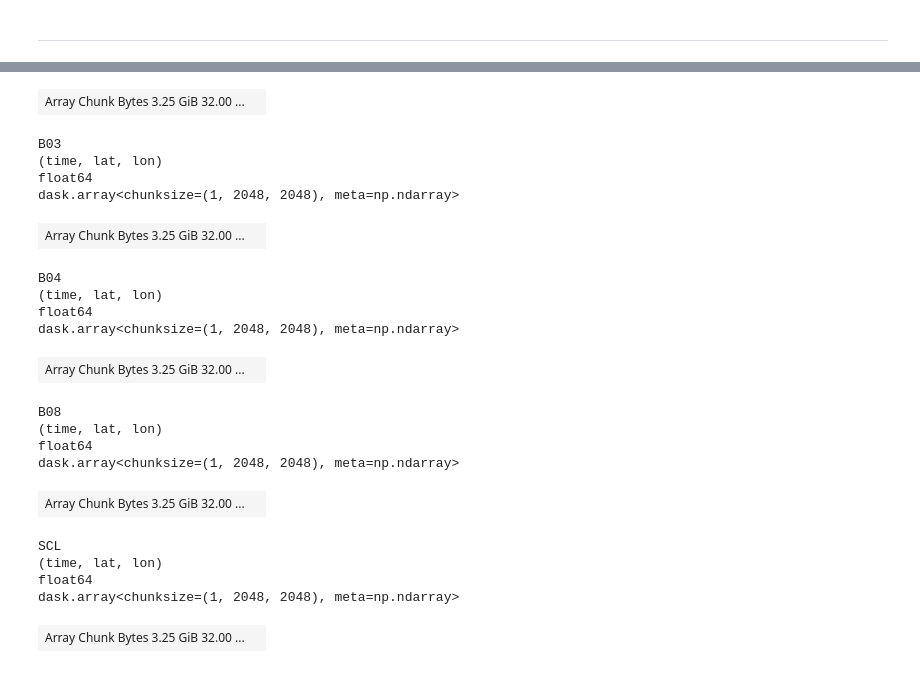
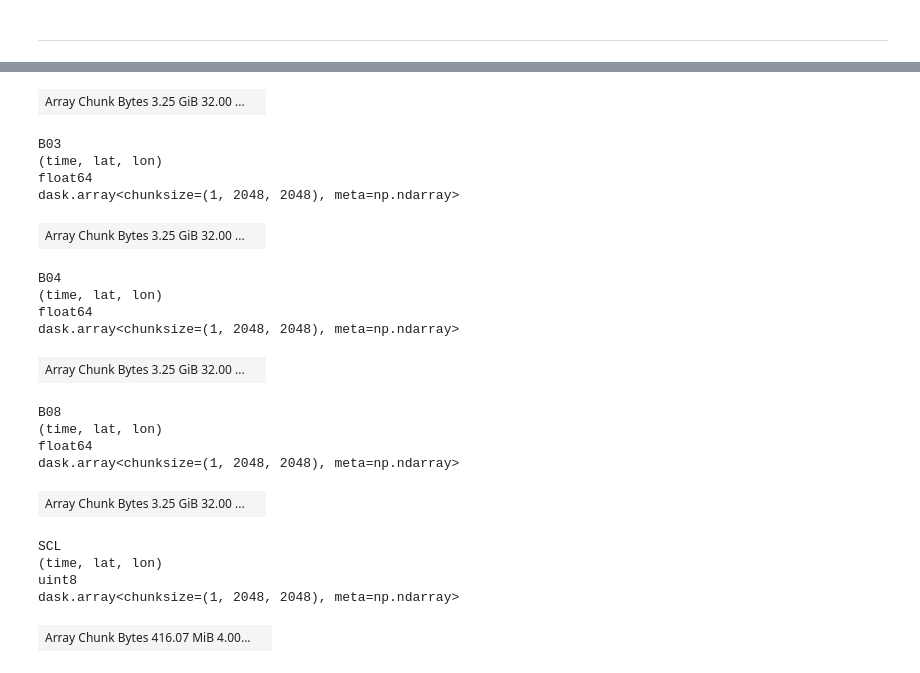
Before and after one commit to xcube-dev/geo_aquawatch_webinar, a Jupyter notebook: dataset_exploration/get_sen2_stac.ipynb, the cells around one changed output, grey strips where cells are left out. Cells and saved outputs as stored; diff of their text form; code cells hidden in the pictures.

```diff
--- a/dataset_exploration/get_sen2_stac.ipynb
+++ b/dataset_exploration/get_sen2_stac.ipynb
@@ -68,6 +66,8 @@ time_ranges = (
 # %%
 %%time
 for i, time_range in enumerate(time_ranges):
+    if i < 3:
+        continue
     ds = store.open_data(
         "sentinel-2-l2a",
         time_range=time_range,
@@ -78,3 +78,4 @@ for i, time_range in enumerate(time_ranges):
         tile_size=(2048, 2048),
     )
     team_store.write_data(ds,f"sen2_l2a_{i}.zarr", replace=True)
+    print(f"Cube {i} written.")
@@ -81,11 +91,10 @@ for i, time_range in enumerate(time_ranges):
 # %% [markdown]
 ---
 # %%
-data_ids = ["sen2l2a0.levels", "sen2l2a.levels", "sen2l2a2.levels", "sen2l2a3.levels"]
+data_ids = [f"sen2_l2a_{i}.zarr" for i in range(4)]
 dss = []
 for data_id in data_ids:
-    mlds = team_store.open_data(data_id)
-    dss.append(mlds.get_dataset(0))
+    dss.append(team_store.open_data(data_id))
 # %%
 lat = dss[0]["lat"]
 lon = dss[0]["lon"]
@@ -104,7 +113,19 @@ empty_slice = xr.DataArray(
 
 # If your dataset has multiple variables, wrap in Dataset:
 empty_ds = xr.Dataset(
-    {var: empty_slice.copy() for var in dss[0].data_vars}
+    {var: empty_slice.copy() for var in ["B02", "B03", "B04", "B08"]}
+)
+
+lazy_zeros = da.full(
+    (1, dss[0].sizes["lat"], dss[0].sizes["lon"]),
+    0,
+    chunks=dss[0].SCL.data.chunksize,
+    dtype=np.uint8
+)
+empty_ds["SCL"] = xr.DataArray(
+    lazy_zeros,
+    dims=("time", "lat", "lon"),
+    coords={"time": new_time, "lat": lat, "lon": lon},
 )
 empty_ds
 # %% [output]
@@ -117,35 +138,35 @@ lon: 24492
 Coordinates: (3)
 time
 (time)
 datetime64[ns]
 2023-06-01T10:00:00
 array(['2023-06-01T10:00:00.000000000'], dtype='datetime64[ns]')
 ... (11 lines left out)
 B02
 (time, lat, lon)
 float64
 dask.array<chunksize=(1, 2048, 2048), meta=np.ndarray>
 | Array Chunk Bytes 3.25 GiB 32.00 ... |  |
 B03
 (time, lat, lon)
 float64
 dask.array<chunksize=(1, 2048, 2048), meta=np.ndarray>
 | Array Chunk Bytes 3.25 GiB 32.00 ... |  |
 B04
 (time, lat, lon)
 float64
 dask.array<chunksize=(1, 2048, 2048), meta=np.ndarray>
 | Array Chunk Bytes 3.25 GiB 32.00 ... |  |
 B08
 (time, lat, lon)
 float64
 dask.array<chunksize=(1, 2048, 2048), meta=np.ndarray>
 | Array Chunk Bytes 3.25 GiB 32.00 ... |  |
 SCL
 (time, lat, lon)
-float64
+uint8
 dask.array<chunksize=(1, 2048, 2048), meta=np.ndarray>
-| Array Chunk Bytes 3.25 GiB 32.00 ... |  |
+| Array Chunk Bytes 416.07 MiB 4.00... |  |
 # %%
 # 3) Concatenate the new slice in *front*
 ds = xr.concat([empty_ds] + dss, dim="time")
```
Also changed, not shown: parts of 14 cells of this notebook, 6 other files.
